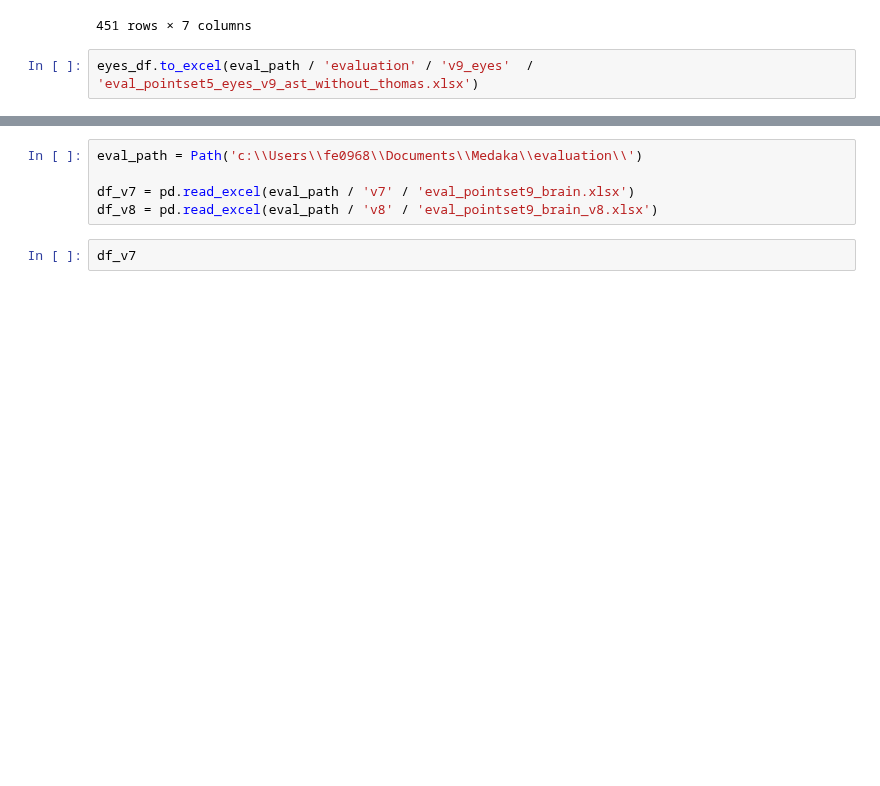
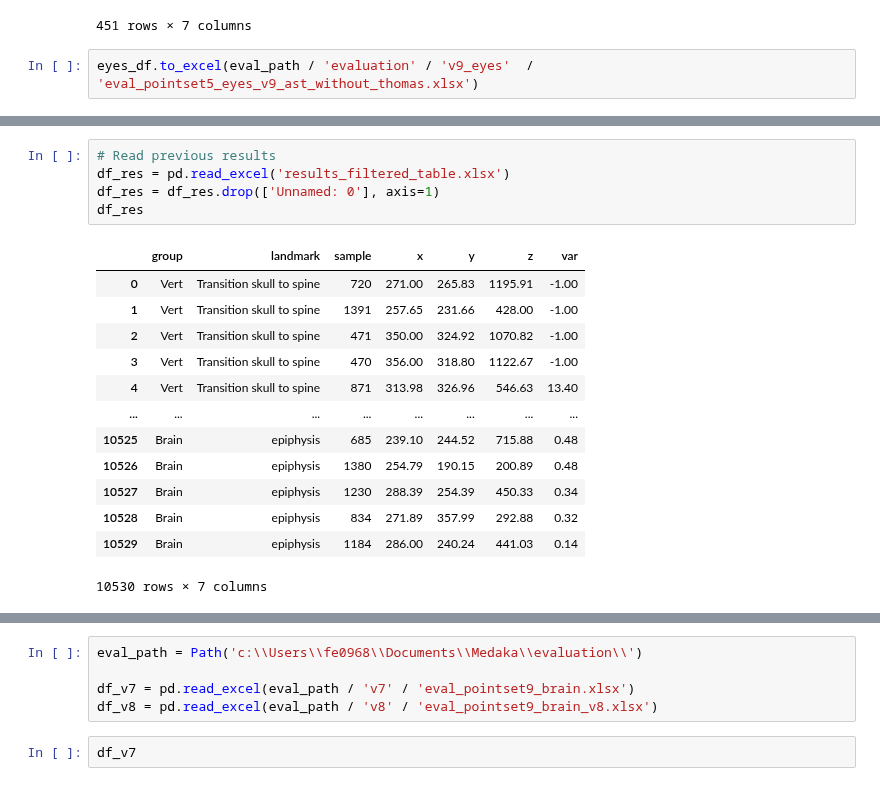
Before and after one commit to axruff/Medaka, a Jupyter notebook: LandmarkFilterEyesFromThomas.ipynb, the cells around one changed output, grey strips where cells are left out. Cells and saved outputs as stored; diff of their text form; blank space fills up the shorter version.

```diff
--- a/LandmarkFilterEyesFromThomas.ipynb
+++ b/LandmarkFilterEyesFromThomas.ipynb
@@ -80,0 +178,19 @@ eyes_df.to_excel(eval_path / 'evaluation' / 'v9_eyes'  / 'eval_pointset5_eyes_v9
+# %%
+# Read previous results
+df_res = pd.read_excel('results_filtered_table.xlsx')
+df_res = df_res.drop(['Unnamed: 0'], axis=1)
+df_res
+# %% [output]
+|  | group | landmark | sample | x | y | z | var |
+| 0 | Vert | Transition skull to spine | 720 | 271.00 | 265.83 | 1195.91 | -1.00 |
+| 1 | Vert | Transition skull to spine | 1391 | 257.65 | 231.66 | 428.00 | -1.00 |
+| 2 | Vert | Transition skull to spine | 471 | 350.00 | 324.92 | 1070.82 | -1.00 |
+| 3 | Vert | Transition skull to spine | 470 | 356.00 | 318.80 | 1122.67 | -1.00 |
+| 4 | Vert | Transition skull to spine | 871 | 313.98 | 326.96 | 546.63 | 13.40 |
+| ... | ... | ... | ... | ... | ... | ... | ... |
+| 10525 | Brain | epiphysis | 685 | 239.10 | 244.52 | 715.88 | 0.48 |
+| 10526 | Brain | epiphysis | 1380 | 254.79 | 190.15 | 200.89 | 0.48 |
+| 10527 | Brain | epiphysis | 1230 | 288.39 | 254.39 | 450.33 | 0.34 |
+| 10528 | Brain | epiphysis | 834 | 271.89 | 357.99 | 292.88 | 0.32 |
+| 10529 | Brain | epiphysis | 1184 | 286.00 | 240.24 | 441.03 | 0.14 |
+10530 rows × 7 columns
```
Also changed, not shown: parts of 20 cells of this notebook, 4 other files.
